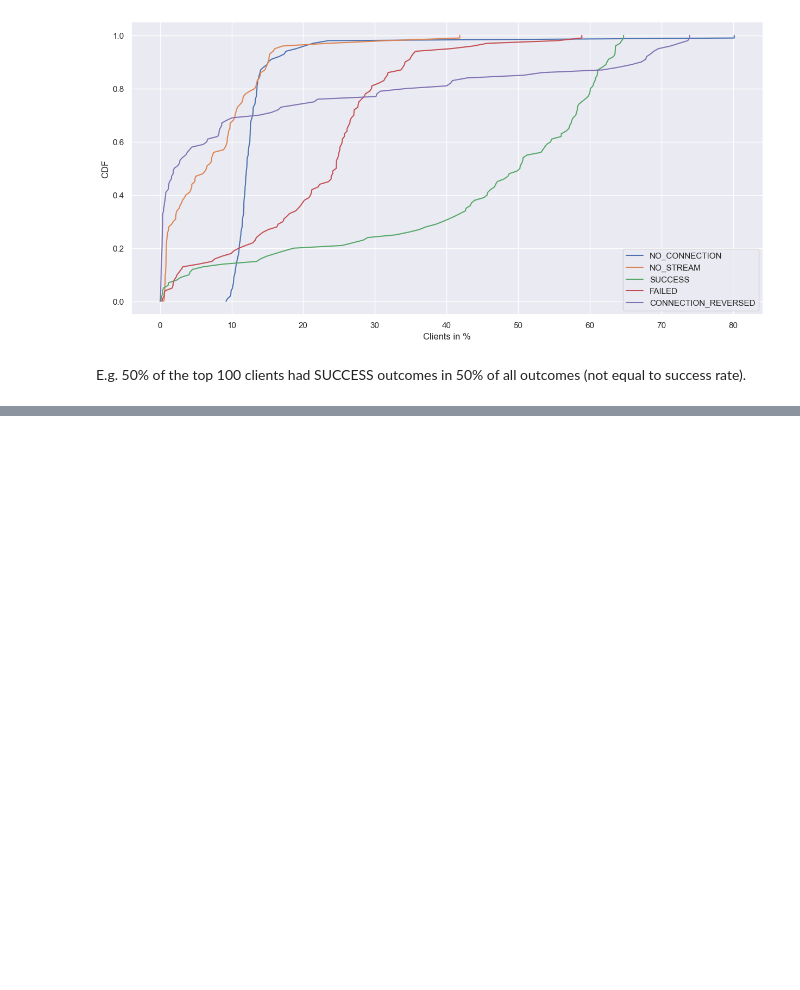
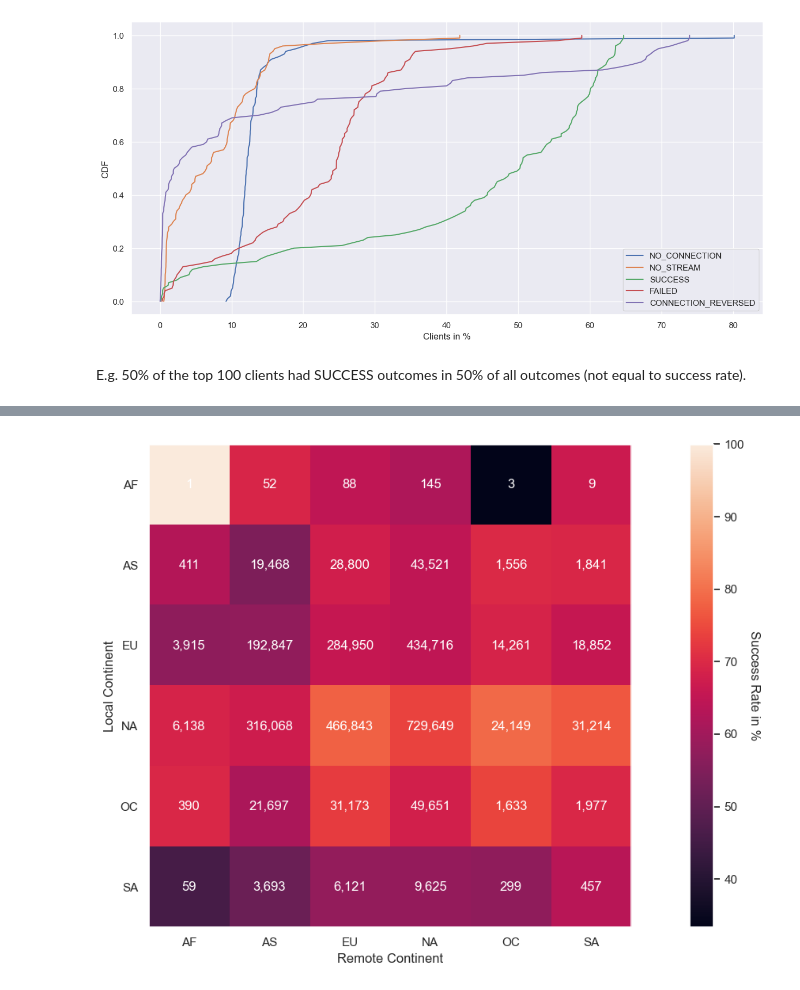
Before and after one commit to libp2p/punchr, a Jupyter notebook: analysis/2023-01-16-report-analysis.ipynb, the cells around one changed output, grey strips where cells are left out. Cells and saved outputs as stored; diff of their text form; code cells hidden in the pictures; blank space fills up the shorter version.

```diff
--- a/analysis/2023-01-16-report-analysis.ipynb
+++ b/analysis/2023-01-16-report-analysis.ipynb
@@ -539,0 +659,30 @@ twinax.legend(loc="upper right")
+# %%
+x_labels = np.sort(df["remote_continent"].unique())
+y_labels = np.sort(df["local_continent"].unique())
+matrix = []
+total = []
+for i, local in enumerate(y_labels):
+    matrix += [[]]
+    total += [[]]
+    for j, remote in enumerate(x_labels):
+        success_count = df[(df["outcome"] == "SUCCESS") & (df["local_continent"] == local) & (df["remote_continent"] == remote)]["count"].sum()
+        failed_count = df[(df["outcome"] == "FAILED") & (df["local_continent"] == local) & (df["remote_continent"] == remote)]["count"].sum()
+        matrix[i] += [100 * success_count/(success_count + failed_count)]
+        total[i] += [success_count + failed_count]
+# %%
+fig, ax = plt.subplots(figsize=[15, 7], dpi=dpi)
+im = ax.imshow(matrix)
+ax.set_xticks(np.arange(len(x_labels)), labels=x_labels)
+ax.set_yticks(np.arange(len(y_labels)), labels=y_labels)
+ax.set_xlabel("Remote Continent")
+ax.set_ylabel("Local Continent")
+ax.grid(False)
+
+for i in range(len(x_labels)):
+    for j in range(len(y_labels)):
+        text = ax.text(j, i, format(total[i][j], ","), ha="center", va="center", color="w")
+cbar = fig.colorbar(im, ax=ax)
+cbar.ax.set_ylabel("Success Rate in %", rotation=-90, va="bottom")
+fig.set_tight_layout(True)
+# %% [output]
+[figure, added]
```
Also changed, not shown: parts of 43 cells of this notebook.
